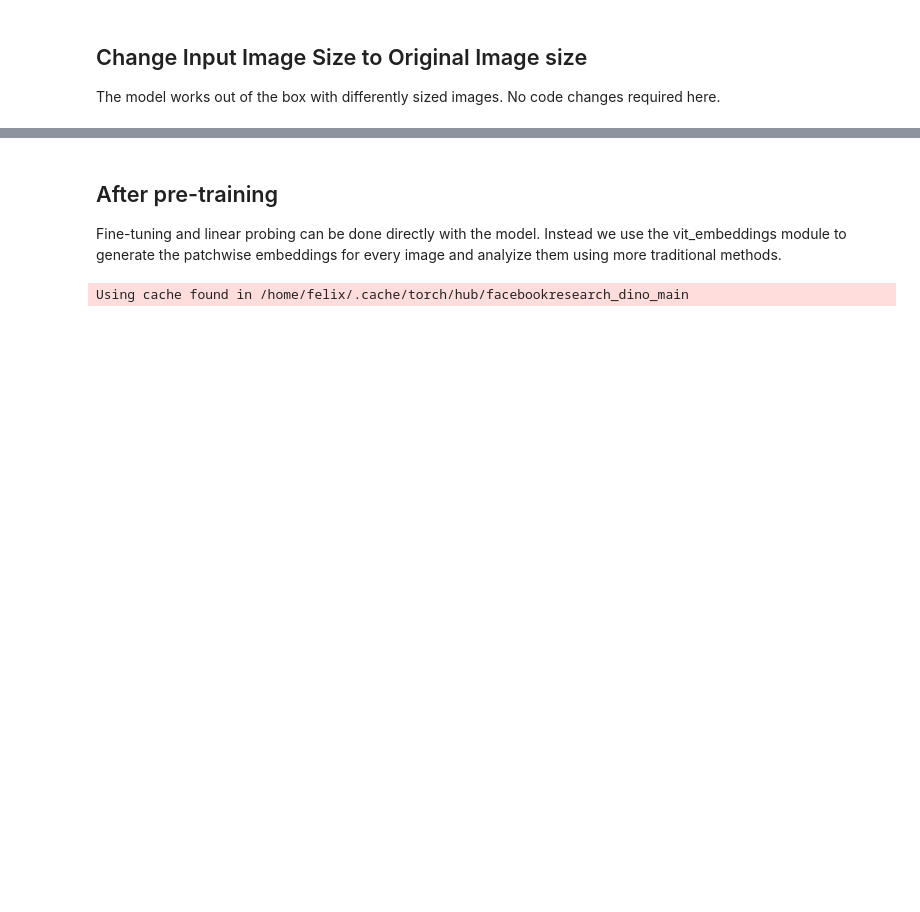
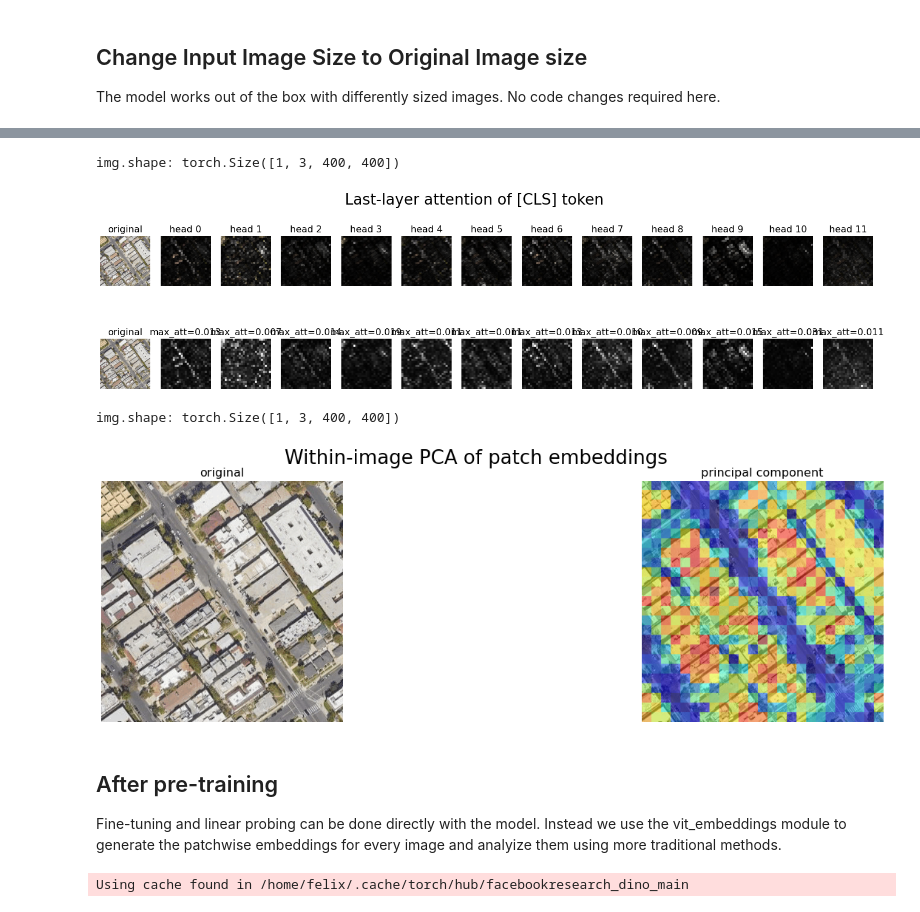
Before and after one commit to jjurm/road-segmentation, a Jupyter notebook: VIT_DINO_embeddings.ipynb.ipynb, the cells around one changed output, grey strips where cells are left out. Cells and saved outputs as stored; diff of their text form; code cells hidden in the pictures; blank space fills up the shorter version.

```diff
--- a/VIT_DINO_embeddings.ipynb.ipynb
+++ b/VIT_DINO_embeddings.ipynb.ipynb
@@ -252,3 +256,13 @@ img.shape: torch.Size([1, 3, 400, 640])
+# %%
+image = Image.open('../cil-data/training/images/satimage_2.png').convert('RGB')
+pixel_values = feature_extractor(image, return_tensors="pt").pixel_values
+visualize_att(pixel_values, model)
+visualize_emb(pixel_values, model)
+# %% [output]
+img.shape: torch.Size([1, 3, 400, 400])
+[figure, added]
+img.shape: torch.Size([1, 3, 400, 400])
+[figure, added]
 # %% [markdown]
 ## After pre-training
 
```
Also changed, not shown: parts of 13 cells of this notebook.
